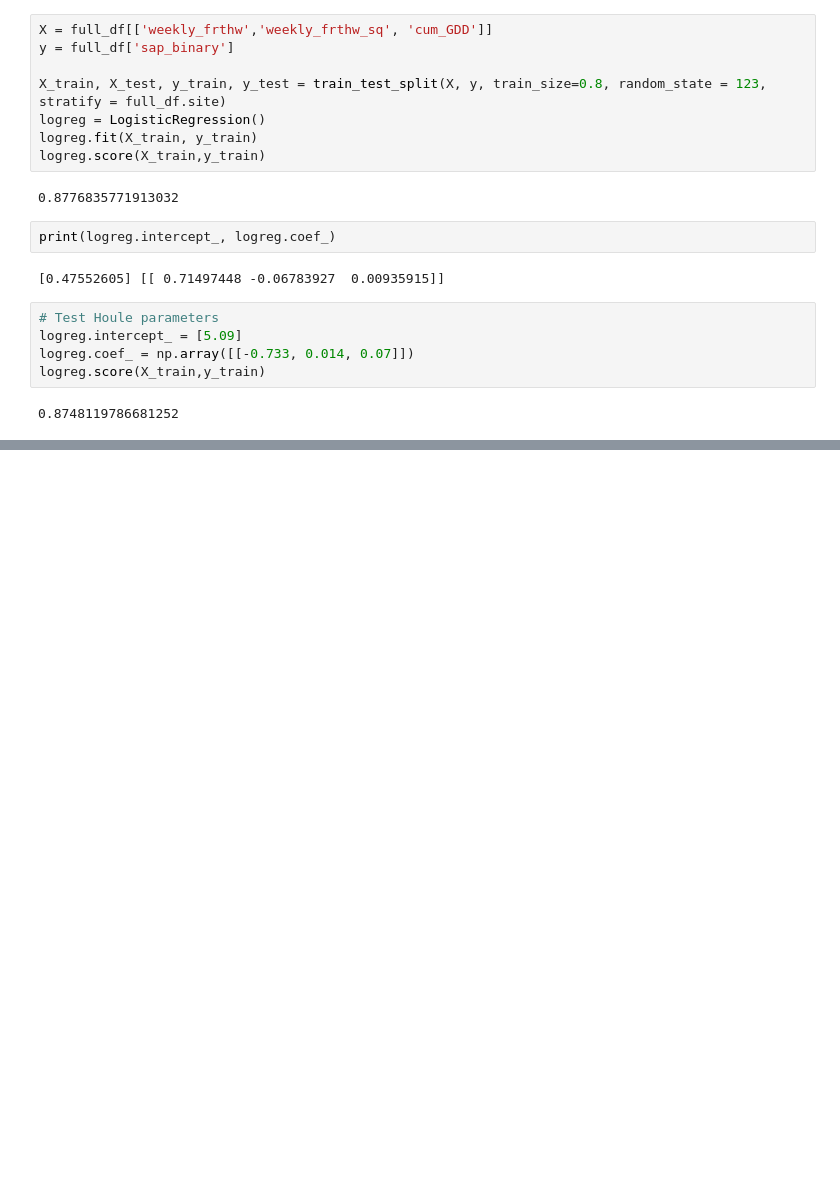
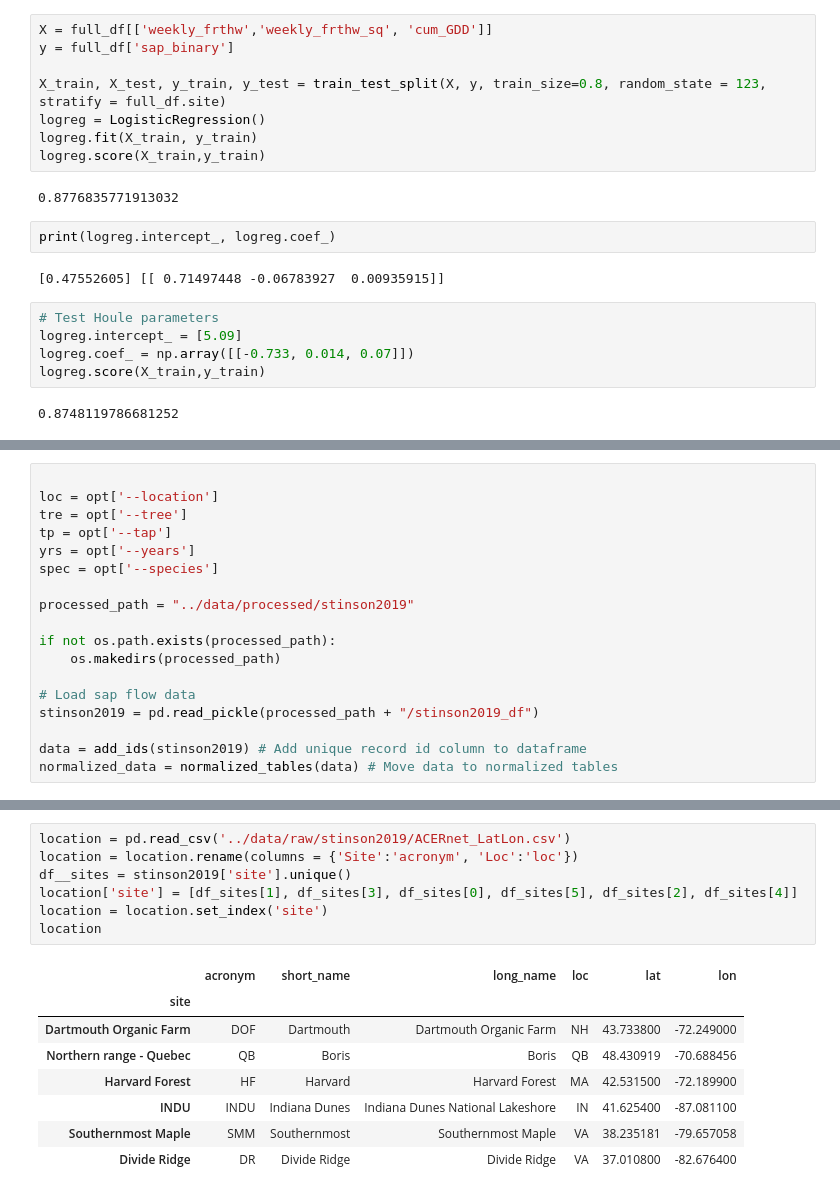
Before and after one commit to spentelow/sapflow, a Jupyter notebook: src/weekly_analysis.ipynb, the cells around one changed output, grey strips where cells are left out. Drawn from its saved outputs; the diff is of its cells as text; blank space fills up the shorter version.

```diff
--- a/src/weekly_analysis.ipynb
+++ b/src/weekly_analysis.ipynb
@@ -115,0 +223,18 @@ print(logreg.intercept_, logreg.coef_)
+# %%
+
+loc = opt['--location']
+tre = opt['--tree']
+tp = opt['--tap']
+yrs = opt['--years']
+spec = opt['--species']
+
+processed_path = "../data/processed/stinson2019"
+
+if not os.path.exists(processed_path):
+    os.makedirs(processed_path)
+
+# Load sap flow data
+stinson2019 = pd.read_pickle(processed_path + "/stinson2019_df")
+
+data = add_ids(stinson2019) # Add unique record id column to dataframe
+normalized_data = normalized_tables(data) # Move data to normalized tables
@@ -115,0 +451,16 @@ print(logreg.intercept_, logreg.coef_)
+# %%
+location = pd.read_csv('../data/raw/stinson2019/ACERnet_LatLon.csv')
+location = location.rename(columns = {'Site':'acronym', 'Loc':'loc'})
+df__sites = stinson2019['site'].unique()
+location['site'] = [df_sites[1], df_sites[3], df_sites[0], df_sites[5], df_sites[2], df_sites[4]]
+location = location.set_index('site')
+location
+# %% [output]
+|  | acronym | short_name | long_name | loc | lat | lon |
+| site |  |  |  |  |  |  |
+| Dartmouth Organic Farm | DOF | Dartmouth | Dartmouth Organic Farm | NH | 43.733800 | -72.249000 |
+| Northern range - Quebec | QB | Boris | Boris | QB | 48.430919 | -70.688456 |
+| Harvard Forest | HF | Harvard | Harvard Forest | MA | 42.531500 | -72.189900 |
+| INDU | INDU | Indiana Dunes | Indiana Dunes National Lakeshore | IN | 41.625400 | -87.081100 |
+| Southernmost Maple | SMM | Southernmost | Southernmost Maple | VA | 38.235181 | -79.657058 |
+| Divide Ridge | DR | Divide Ridge | Divide Ridge | VA | 37.010800 | -82.676400 |
```
Also changed, not shown: parts of 19 cells of this notebook, 1 other file.
